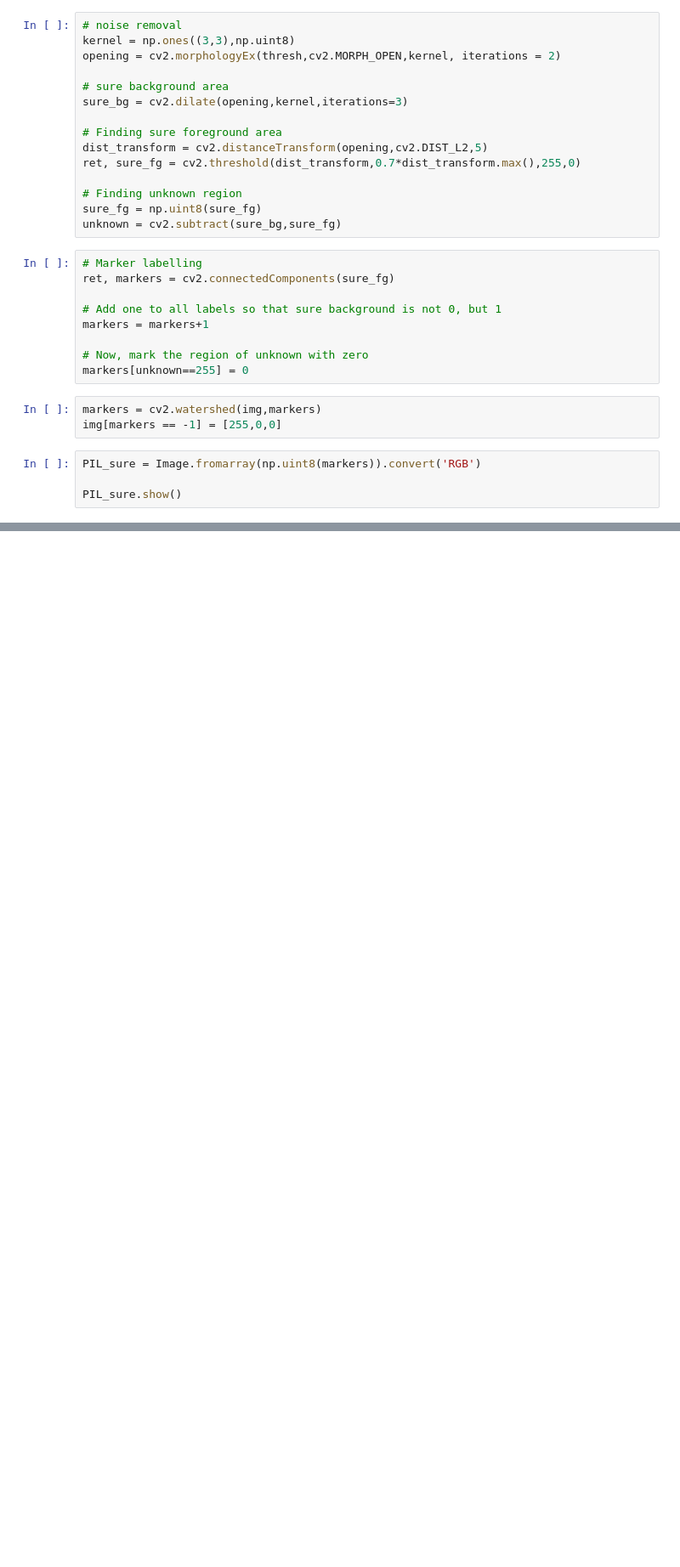
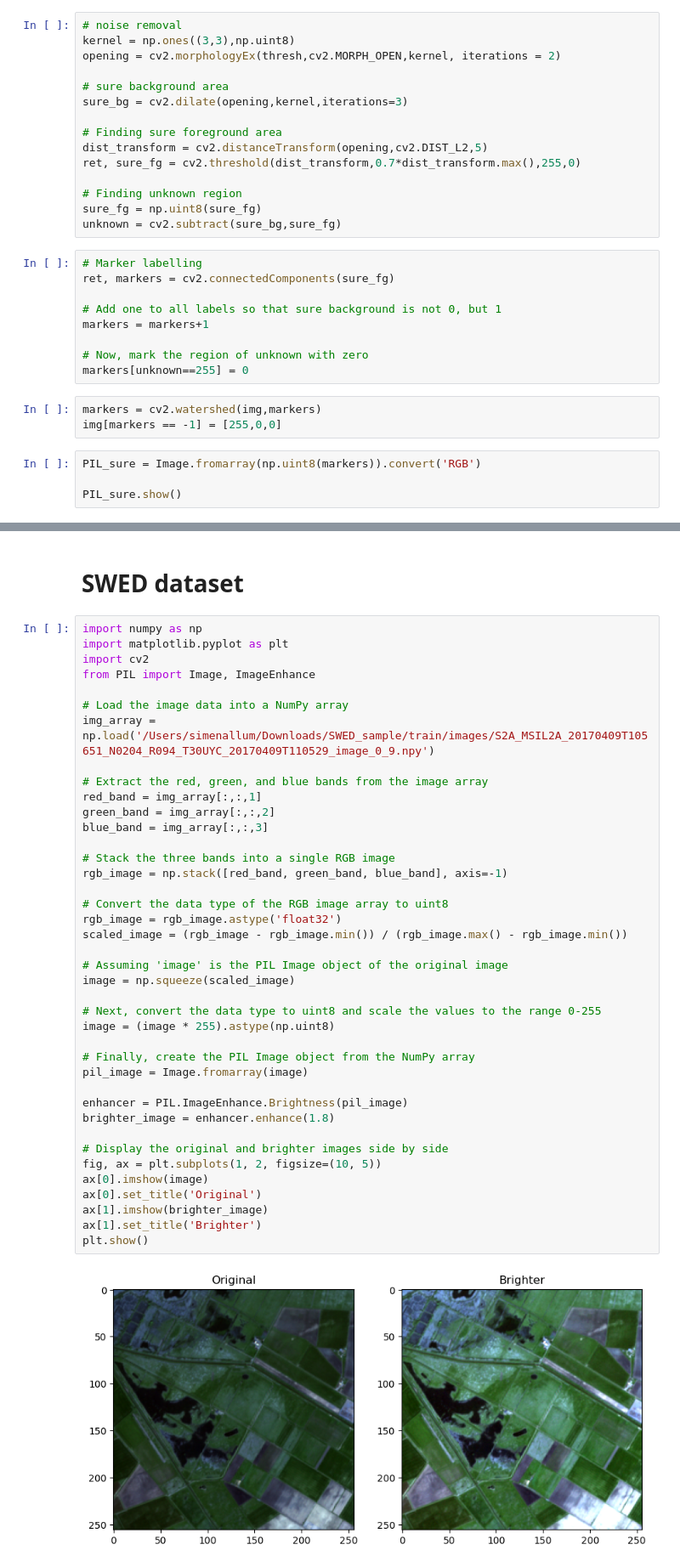
Before and after one commit to simenallum/msc_thesis, a Jupyter notebook: train_segmentation/Pytorch-UNet-copy/classic-segmentation.ipynb, the cells around one changed output, grey strips where cells are left out. Shown: that part at 85% size. Cells and saved outputs as stored; diff of their text form; blank space fills up the shorter version.

```diff
--- a/train_segmentation/Pytorch-UNet-copy/classic-segmentation.ipynb
+++ b/train_segmentation/Pytorch-UNet-copy/classic-segmentation.ipynb
@@ -41,0 +95,44 @@ PIL_sure.show()
+# %% [markdown]
+# SWED dataset
+# %%
+import numpy as np
+import matplotlib.pyplot as plt
+import cv2
+from PIL import Image, ImageEnhance
+
+# Load the image data into a NumPy array
+img_array = np.load('/Users/simenallum/Downloads/SWED_sample/train/images/S2A_MSIL2A_20170409T105651_N0204_R094_T30UYC_20170409T110529_image_0_9.npy')
+
+# Extract the red, green, and blue bands from the image array
+red_band = img_array[:,:,1]
+green_band = img_array[:,:,2]
+blue_band = img_array[:,:,3]
+
+# Stack the three bands into a single RGB image
+rgb_image = np.stack([red_band, green_band, blue_band], axis=-1)
+
+# Convert the data type of the RGB image array to uint8
+rgb_image = rgb_image.astype('float32')
+scaled_image = (rgb_image - rgb_image.min()) / (rgb_image.max() - rgb_image.min())
+
+# Assuming 'image' is the PIL Image object of the original image
+image = np.squeeze(scaled_image)
+
+# Next, convert the data type to uint8 and scale the values to the range 0-255
+image = (image * 255).astype(np.uint8)
+
+# Finally, create the PIL Image object from the NumPy array
+pil_image = Image.fromarray(image)
+
+enhancer = PIL.ImageEnhance.Brightness(pil_image)
+brighter_image = enhancer.enhance(1.8)
+
+# Display the original and brighter images side by side
+fig, ax = plt.subplots(1, 2, figsize=(10, 5))
+ax[0].imshow(image)
+ax[0].set_title('Original')
+ax[1].imshow(brighter_image)
+ax[1].set_title('Brighter')
+plt.show()
+# %% [output]
+[figure, added]
```
Also changed, not shown: parts of 4 cells of this notebook.
